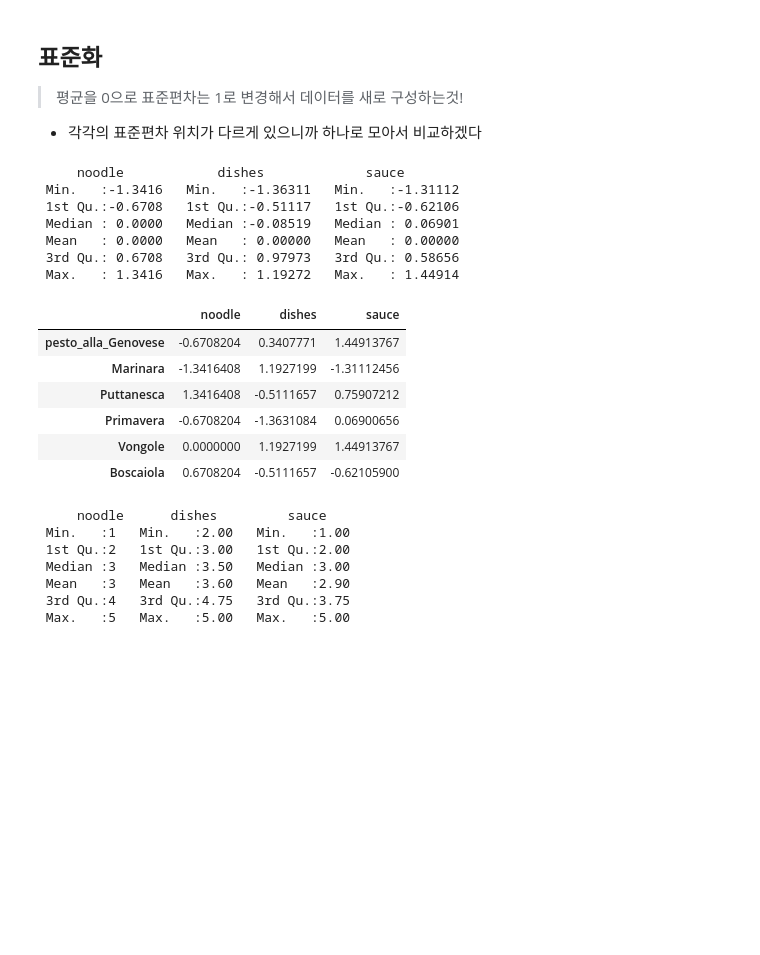
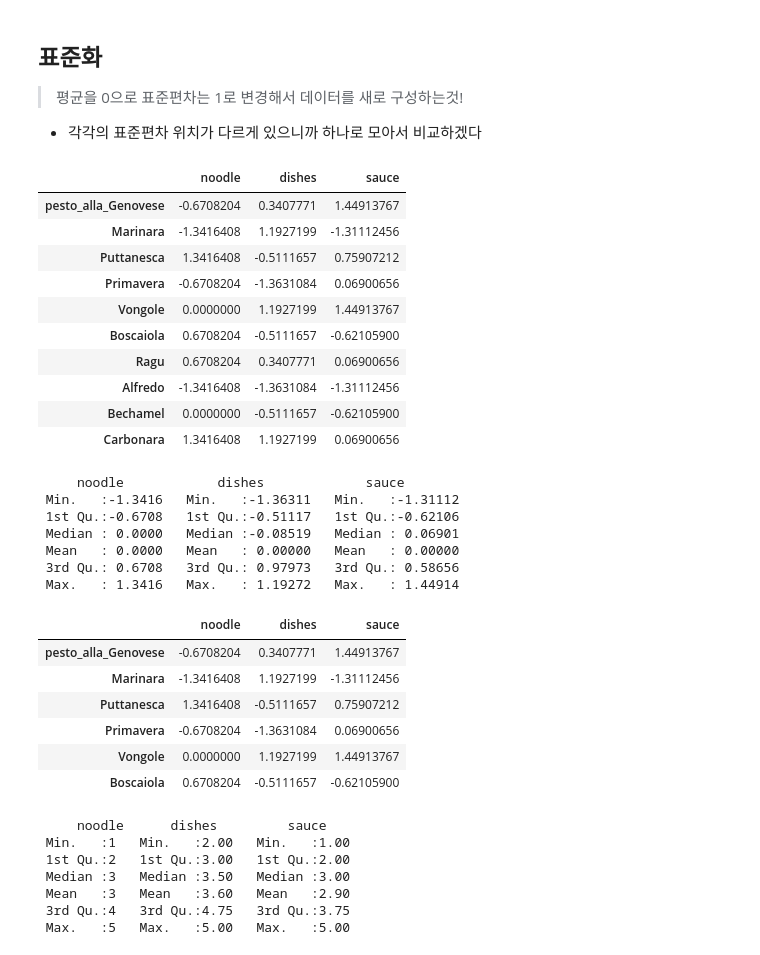
Before and after one commit to JeongYouYoung/R, a Jupyter notebook: 15. 주성분 분석.ipynb, the cells around one changed output. Cells and saved outputs as stored; diff of their text form; code cells hidden in the pictures; blank space fills up the shorter version.

```diff
--- a/15. 주성분 분석.ipynb
+++ b/15. 주성분 분석.ipynb
@@ -36,9 +36,21 @@ cor(data)
 - 각각의 표준편차 위치가 다르게 있으니까 하나로 모아서 비교하겠다
 # %%
 data1 <- scale(data)
+data1
 summary(data1)
 head(data1)
 # %% [output]
+|  | noodle | dishes | sauce |
+| pesto_alla_Genovese | -0.6708204 | 0.3407771 | 1.44913767 |
+| Marinara | -1.3416408 | 1.1927199 | -1.31112456 |
+| Puttanesca | 1.3416408 | -0.5111657 | 0.75907212 |
+| Primavera | -0.6708204 | -1.3631084 | 0.06900656 |
+| Vongole | 0.0000000 | 1.1927199 | 1.44913767 |
+| Boscaiola | 0.6708204 | -0.5111657 | -0.62105900 |
+| Ragu | 0.6708204 | 0.3407771 | 0.06900656 |
+| Alfredo | -1.3416408 | -1.3631084 | -1.31112456 |
+| Bechamel | 0.0000000 | -0.5111657 | -0.62105900 |
+| Carbonara | 1.3416408 | 1.1927199 | 0.06900656 |
      noodle            dishes             sauce
  Min.   :-1.3416   Min.   :-1.36311   Min.   :-1.31112
  1st Qu.:-0.6708   1st Qu.:-0.51117   1st Qu.:-0.62106
@@ -46,13 +58,13 @@ head(data1)
  Mean   : 0.0000   Mean   : 0.00000   Mean   : 0.00000
  3rd Qu.: 0.6708   3rd Qu.: 0.97973   3rd Qu.: 0.58656
  Max.   : 1.3416   Max.   : 1.19272   Max.   : 1.44914
-|  | noodle | dishes | sauce |
-| pesto_alla_Genovese | -0.6708204 | 0.3407771 | 1.44913767 |
-| Marinara | -1.3416408 | 1.1927199 | -1.31112456 |
-| Puttanesca | 1.3416408 | -0.5111657 | 0.75907212 |
-| Primavera | -0.6708204 | -1.3631084 | 0.06900656 |
-| Vongole | 0.0000000 | 1.1927199 | 1.44913767 |
-| Boscaiola | 0.6708204 | -0.5111657 | -0.62105900 |
+|  | noodle | dishes | sauce |
+| pesto_alla_Genovese | -0.6708204 | 0.3407771 | 1.44913767 |
+| Marinara | -1.3416408 | 1.1927199 | -1.31112456 |
+| Puttanesca | 1.3416408 | -0.5111657 | 0.75907212 |
+| Primavera | -0.6708204 | -1.3631084 | 0.06900656 |
+| Vongole | 0.0000000 | 1.1927199 | 1.44913767 |
+| Boscaiola | 0.6708204 | -0.5111657 | -0.62105900 |
 # %%
 summary(data)
 # %% [output]
```
Also changed, not shown: parts of 9 cells of this notebook.
